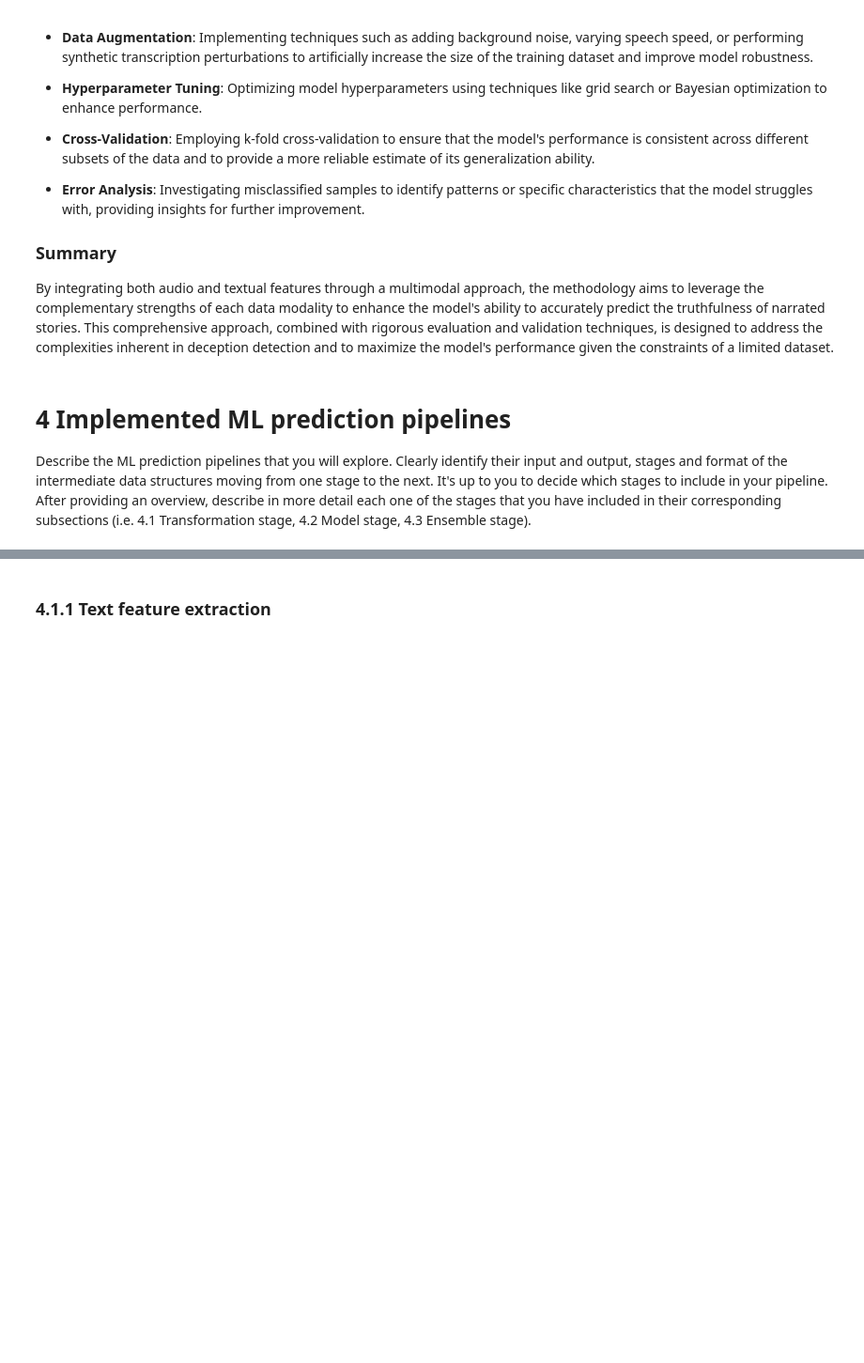
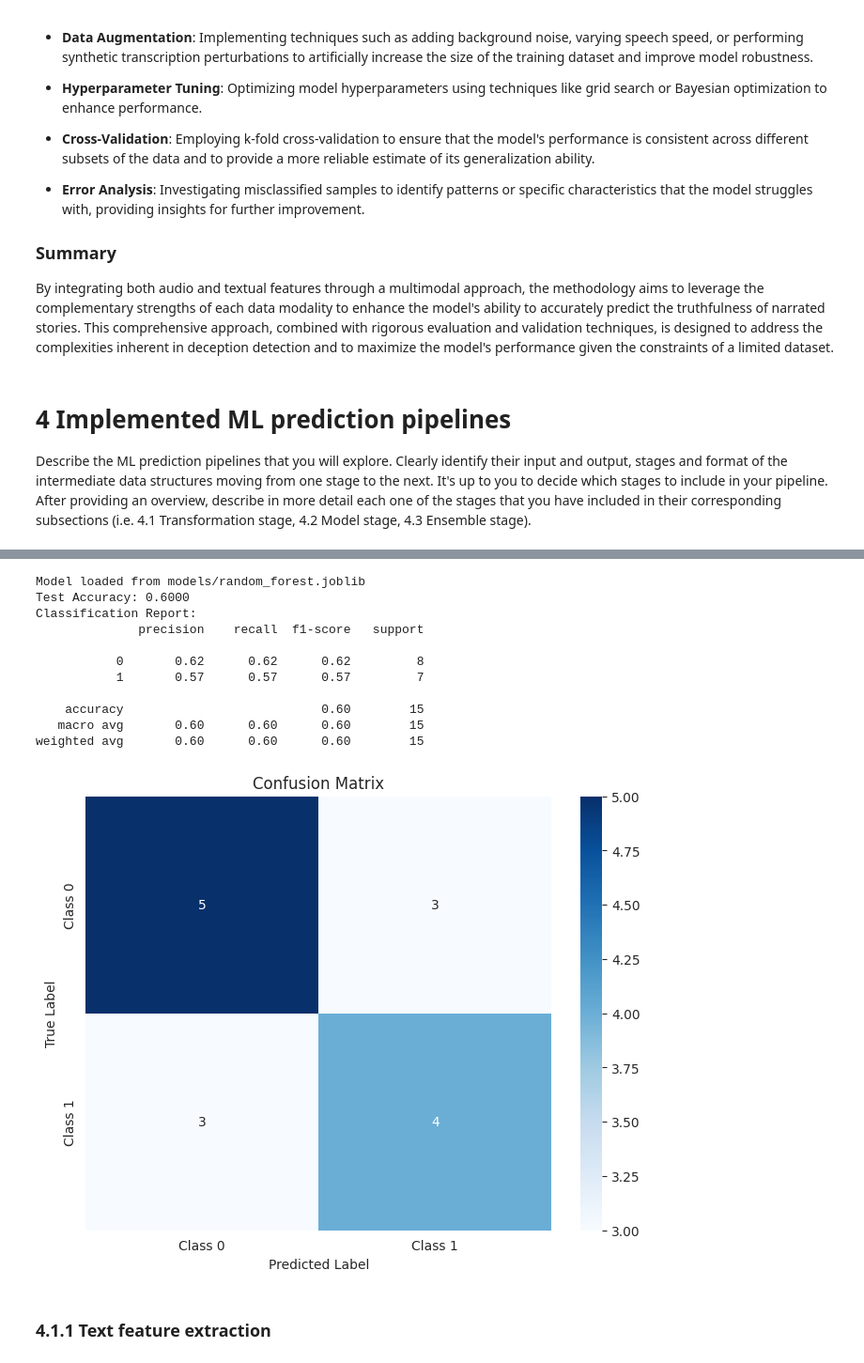
Before and after one commit to zxrys/ML_mini_proj, a Jupyter notebook: CBU5201_miniproject_submission.ipynb, the cells around one changed output, grey strips where cells are left out. Shown at 94% size. Cells and saved outputs as stored; diff of their text form; code cells hidden in the pictures; blank space fills up the shorter version.

```diff
--- a/CBU5201_miniproject_submission.ipynb
+++ b/CBU5201_miniproject_submission.ipynb
@@ -286,3 +319,45 @@ KeyboardInterrupt
+# %%
+from sklearn.metrics import accuracy_score, classification_report, confusion_matrix
+import seaborn as sns
+import matplotlib.pyplot as plt
+import joblib
+
+# load model
+model_path = 'models/random_forest.joblib'
+model = joblib.load(model_path)
+print(f"Model loaded from {model_path}")
+
+# predict on test dataset
+y_pred = model.predict(X_test_scaled)
+
+# evaluate
+accuracy = accuracy_score(y_test, y_pred)
+print(f"Test Accuracy: {accuracy:.4f}")
+
+print("Classification Report:")
+print(classification_report(y_test, y_pred))
+
+# confusion matrix
+cm = confusion_matrix(y_test, y_pred)
+plt.figure(figsize=(8, 6))
+sns.heatmap(cm, annot=True, fmt='d', cmap='Blues', xticklabels=['Class 0', 'Class 1'], yticklabels=['Class 0', 'Class 1'])
+plt.title('Confusion Matrix')
+plt.xlabel('Predicted Label')
+plt.ylabel('True Label')
+plt.show()
+# %% [output]
+Model loaded from models/random_forest.joblib
+Test Accuracy: 0.6000
+Classification Report:
+              precision    recall  f1-score   support
+
+           0       0.62      0.62      0.62         8
+           1       0.57      0.57      0.57         7
+
+    accuracy                           0.60        15
+   macro avg       0.60      0.60      0.60        15
+weighted avg       0.60      0.60      0.60        15
+[figure, added]
 # %% [markdown]
 
 
```
Also changed, not shown: parts of 1 cell of this notebook, 2 other files.
